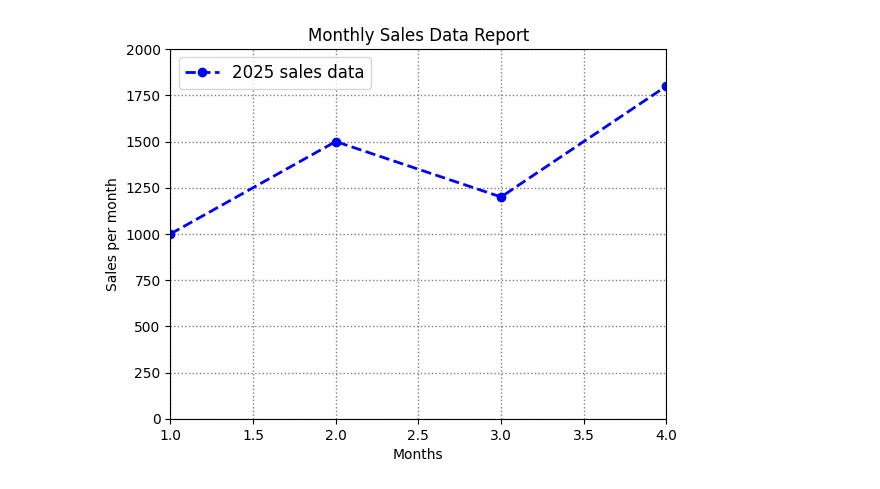
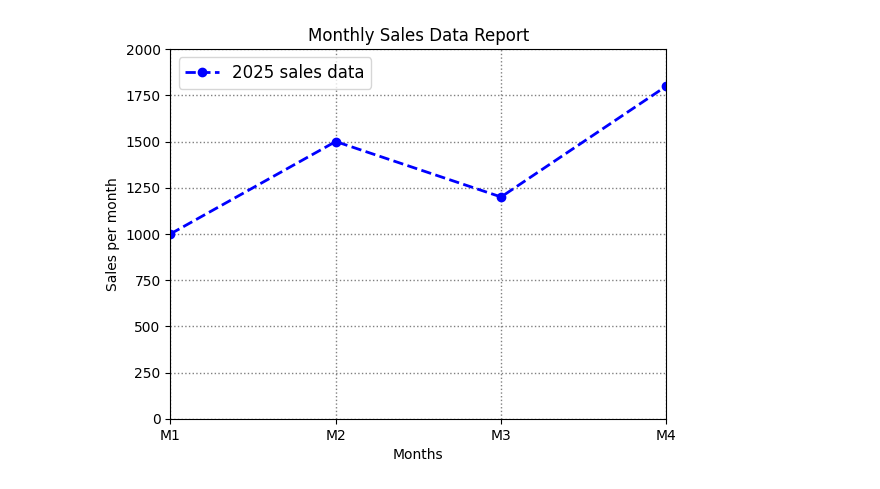
Before and after one commit to sangitgyawali/learning_matplotlib, a Jupyter notebook: plotfunctions.ipynb, the cells around one changed output. Saved outputs shown, nothing was run; the diff lists cells and outputs as text; code cells hidden in the pictures.

Commit message:
Adding xticks in graph

```diff
--- a/plotfunctions.ipynb
+++ b/plotfunctions.ipynb
@@ -1,17 +1,18 @@
 # %%
 import matplotlib.pyplot as plt
 
 months = [1, 2, 3, 4]
 sales = [1000, 1500, 1200, 1800]
 
 plt.plot(months, sales, color='blue', linestyle='--', linewidth=2, marker='o', label='2025 sales data')
 plt.xlabel('Months')
 plt.ylabel('Sales per month')
 plt.title('Monthly Sales Data Report')
 plt.legend(loc='upper left', fontsize=12)
 plt.grid(color='gray', linestyle=':', linewidth=1)
 plt.xlim(1, 4)
 plt.ylim(0, 2000)
+plt.xticks([1, 2, 3, 4], ['M1', 'M2', 'M3', 'M4'])
 plt.show()
 # %% [output]
-[figure, old version]
+[figure, new version]
```
